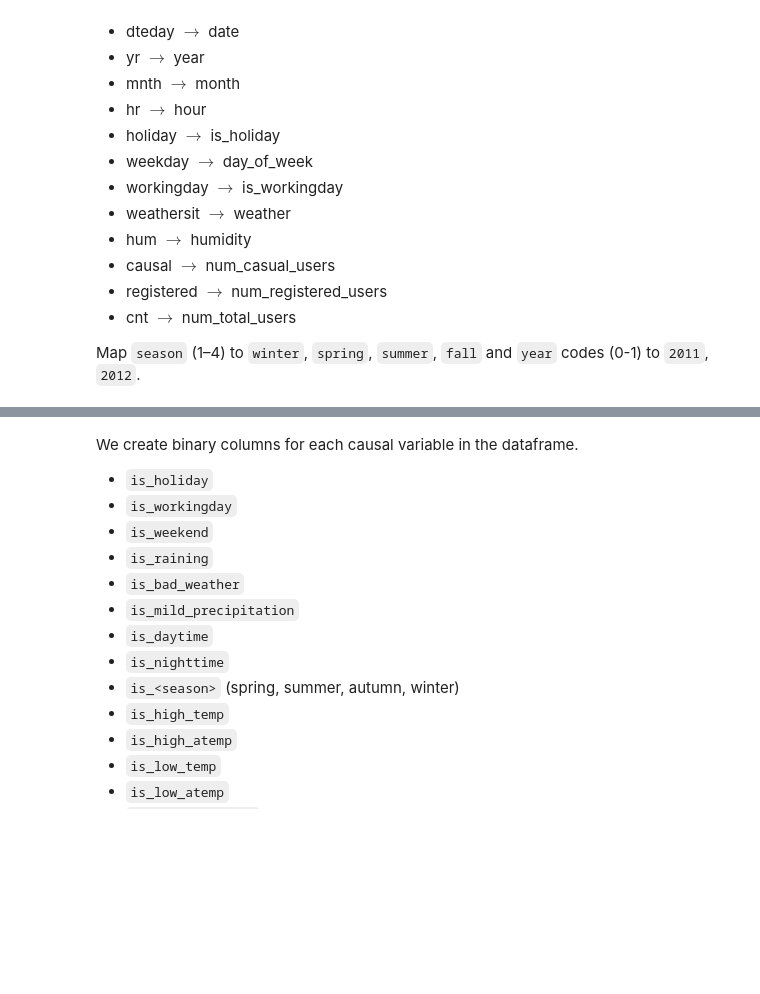
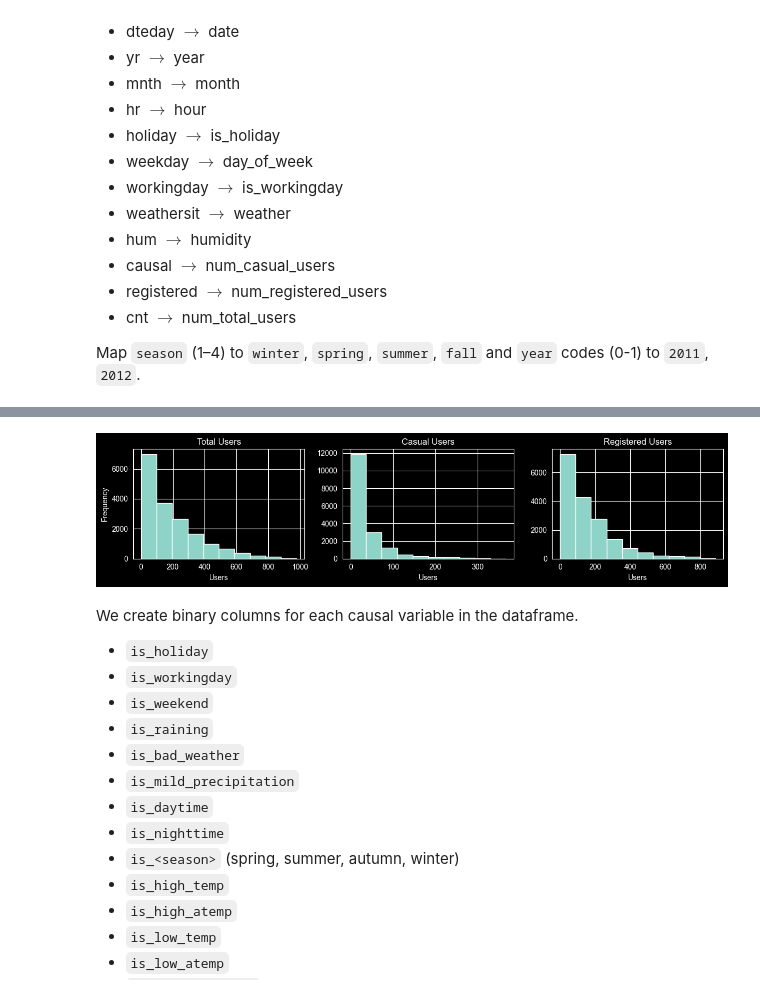
Before and after one commit to stefano-bragaglia/applied-causal-inference, a Jupyter notebook: src/notebooks/07_time_dependent_causal_inference.ipynb, the cells around one changed output, grey strips where cells are left out. Cells and saved outputs as stored; diff of their text form; code cells hidden in the pictures; blank space fills up the shorter version.

```diff
--- a/src/notebooks/07_time_dependent_causal_inference.ipynb
+++ b/src/notebooks/07_time_dependent_causal_inference.ipynb
@@ -690,3 +742,31 @@ def load_data(filename):
+# %%
+import matplotlib.pyplot as plt
+
+# Create a figure with 1 row and 3 columns
+# figsize sets the width and height in inches
+fig, axes = plt.subplots(1, 3, figsize=(12, 3))
+
+# Plot 1: Total Users
+axes[0].hist(df_hour['num_total_users'])
+axes[0].set_title('Total Users')
+axes[0].set_xlabel('Users')
+axes[0].set_ylabel('Frequency')
+
+# Plot 2: Casual Users
+axes[1].hist(df_hour['num_casual_users'])
+axes[1].set_title('Casual Users')
+axes[1].set_xlabel('Users')
+
+# Plot 3: Registered Users
+axes[2].hist(df_hour['num_registered_users'])
+axes[2].set_title('Registered Users')
+axes[2].set_xlabel('Users')
+
+# Adjust layout so labels don't overlap
+plt.tight_layout()
+# plt.show()
+# %% [output]
+[figure, added]
 # %% [markdown]
 We create binary columns for each causal variable in the dataframe.
 
```
Also changed, not shown: parts of 17 cells of this notebook.
